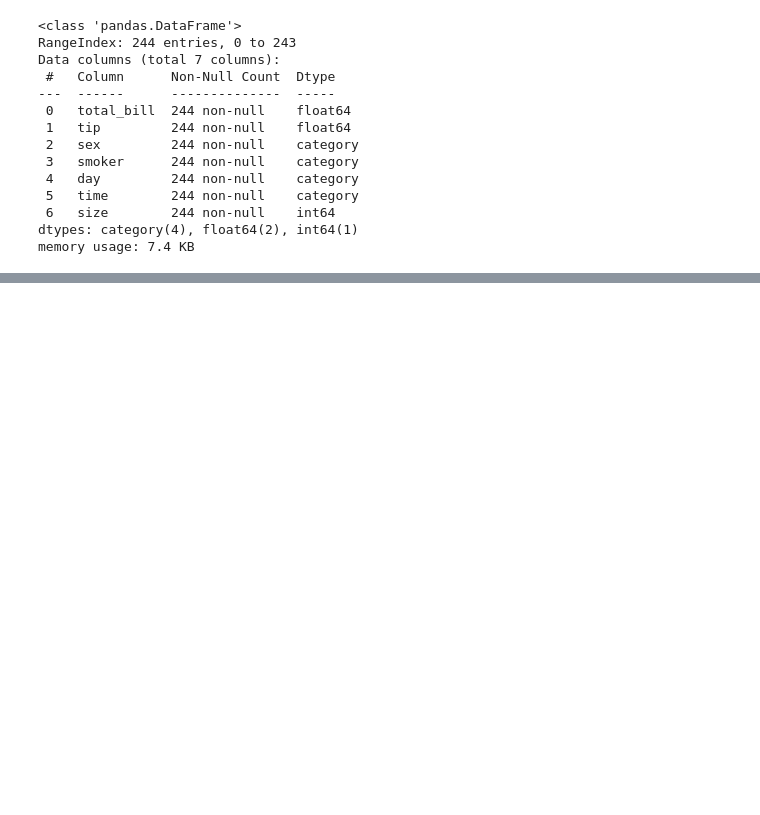
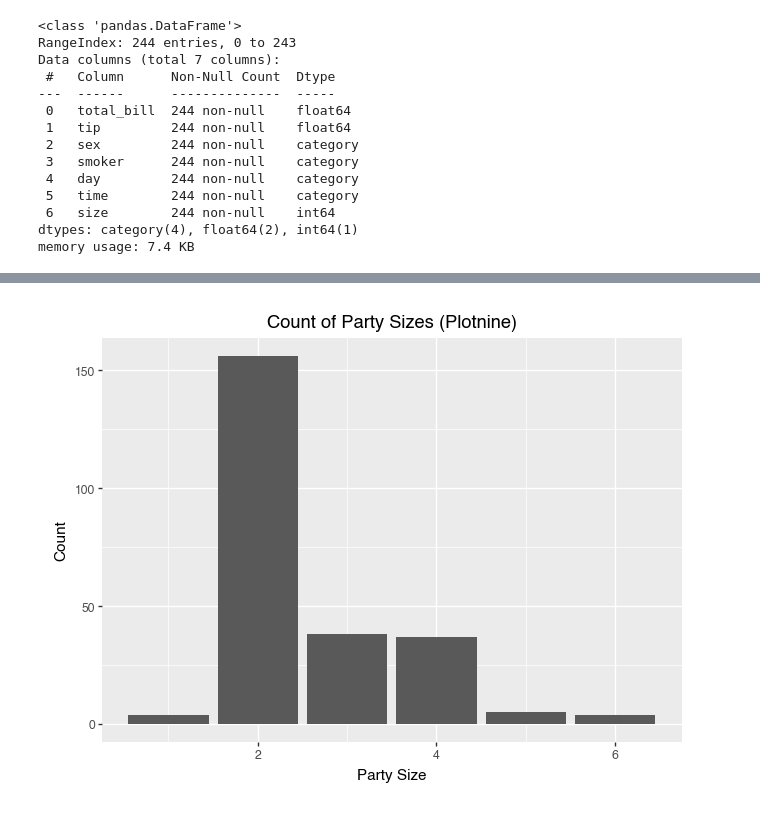
Before and after one commit to EricFriedlander/math4025sp26, a Jupyter notebook: hw/01-hw-eda.ipynb, the cells around one changed output, grey strips where cells are left out. Cells and saved outputs as stored; diff of their text form; code cells hidden in the pictures; blank space fills up the shorter version.

```diff
--- a/hw/01-hw-eda.ipynb
+++ b/hw/01-hw-eda.ipynb
@@ -46,0 +70,8 @@ tips.describe()
+# %%
+(
+    ggplot(tips, aes(x='size'))
+    + geom_bar()
+    + labs(title='Count of Party Sizes (Plotnine)', x='Party Size', y='Count')
+)
+# %% [output]
+[figure, added]
```
Also changed, not shown: parts of 11 cells of this notebook, 3 other files.
